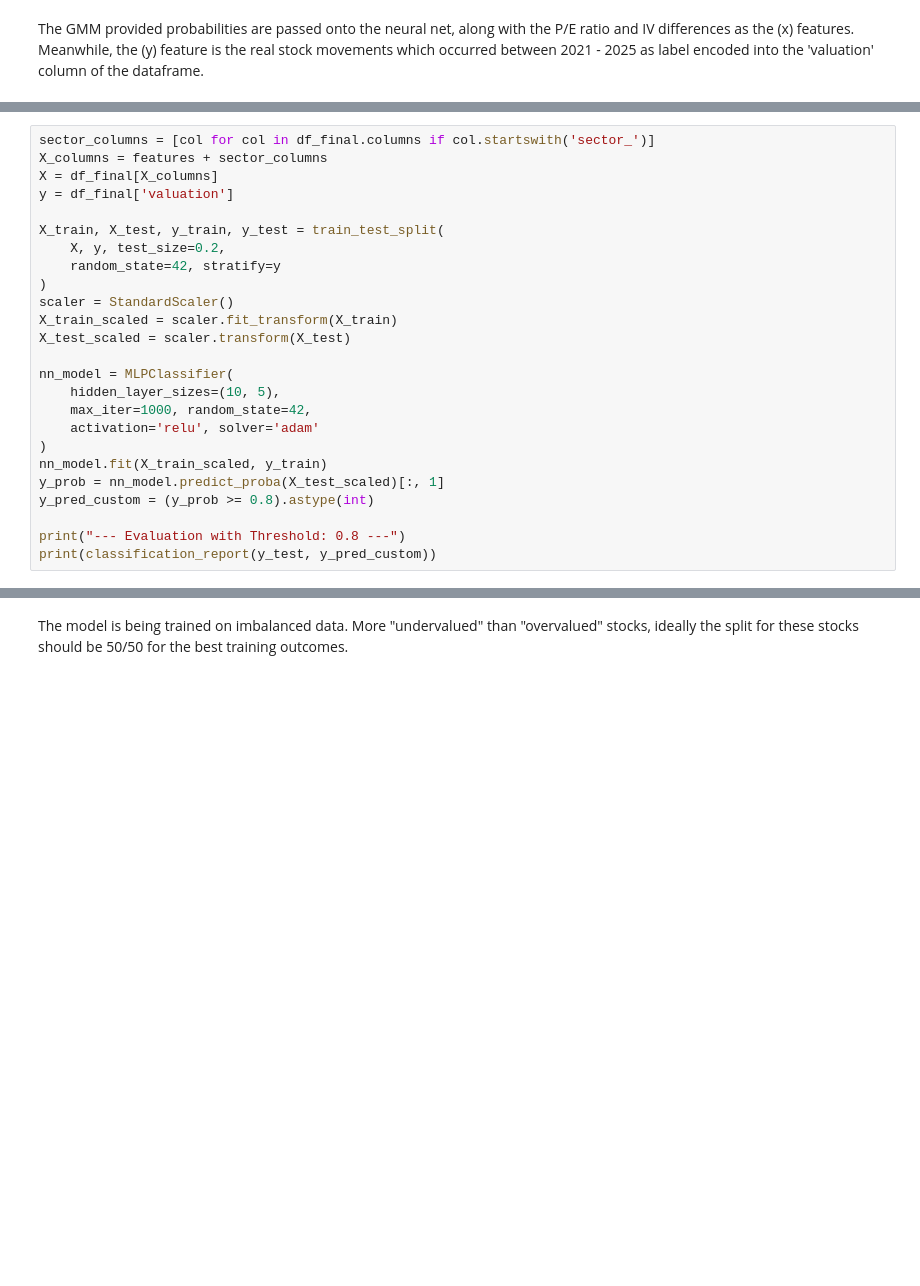
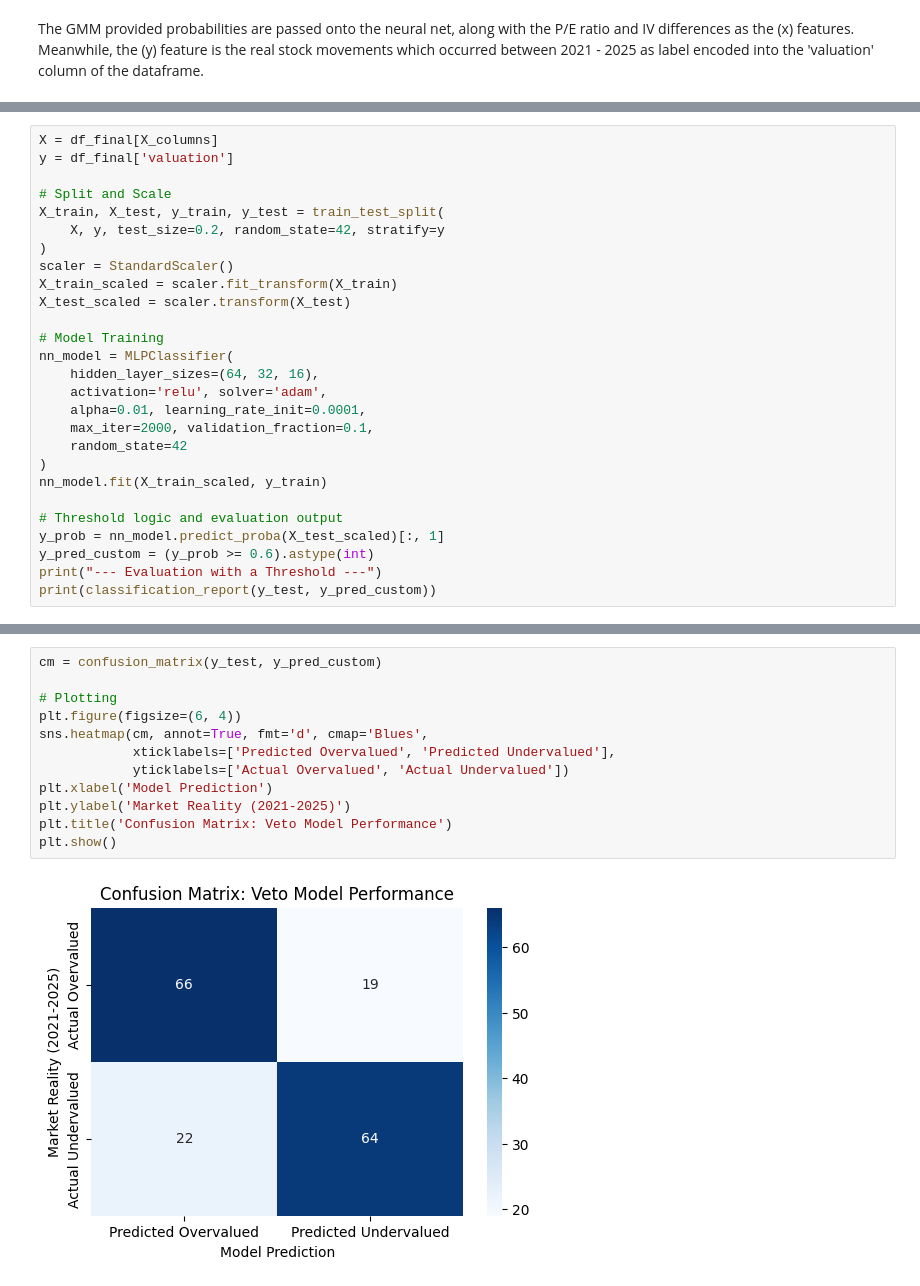
Before and after one commit to Nilrudra1999/quant-model-building-sandbox, a Jupyter notebook: intrinsic_value_analyzer/training.ipynb, the cells around one changed output, grey strips where cells are left out. Cells and saved outputs as stored; diff of their text form; blank space fills up the shorter version.

```diff
--- a/intrinsic_value_analyzer/training.ipynb
+++ b/intrinsic_value_analyzer/training.ipynb
@@ -158,26 +152,28 @@ display(df_final.head(10))
 # %%
-sector_columns = [col for col in df_final.columns if col.startswith('sector_')]
-X_columns = features + sector_columns
 X = df_final[X_columns]
 y = df_final['valuation']
 
+# Split and Scale
 X_train, X_test, y_train, y_test = train_test_split(
-    X, y, test_size=0.2,
-    random_state=42, stratify=y
+    X, y, test_size=0.2, random_state=42, stratify=y
 )
 scaler = StandardScaler()
 X_train_scaled = scaler.fit_transform(X_train)
 X_test_scaled = scaler.transform(X_test)
 
+# Model Training
 nn_model = MLPClassifier(
-    hidden_layer_sizes=(10, 5),
-    max_iter=1000, random_state=42,
-    activation='relu', solver='adam'
+    hidden_layer_sizes=(64, 32, 16),
+    activation='relu', solver='adam',
+    alpha=0.01, learning_rate_init=0.0001,
+    max_iter=2000, validation_fraction=0.1,
+    random_state=42
 )
 nn_model.fit(X_train_scaled, y_train)
+
+# Threshold logic and evaluation output
 y_prob = nn_model.predict_proba(X_test_scaled)[:, 1]
-y_pred_custom = (y_prob >= 0.8).astype(int)
-
-print("--- Evaluation with Threshold: 0.8 ---")
+y_pred_custom = (y_prob >= 0.6).astype(int)
+print("--- Evaluation with a Threshold ---")
 print(classification_report(y_test, y_pred_custom))
 # %% [output]
@@ -193,2 +189,14 @@ weighted avg       0.79      0.59      0.63        74
-# %% [markdown]
-The model is being trained on imbalanced data. More "undervalued" than "overvalued" stocks, ideally the split for these stocks should be 50/50 for the best training outcomes.
+# %%
+cm = confusion_matrix(y_test, y_pred_custom)
+
+# Plotting
+plt.figure(figsize=(6, 4))
+sns.heatmap(cm, annot=True, fmt='d', cmap='Blues',
+            xticklabels=['Predicted Overvalued', 'Predicted Undervalued'],
+            yticklabels=['Actual Overvalued', 'Actual Undervalued'])
+plt.xlabel('Model Prediction')
+plt.ylabel('Market Reality (2021-2025)')
+plt.title('Confusion Matrix: Veto Model Performance')
+plt.show()
+# %% [output]
+[figure, added]
```
Also changed, not shown: parts of 6 cells of this notebook.
